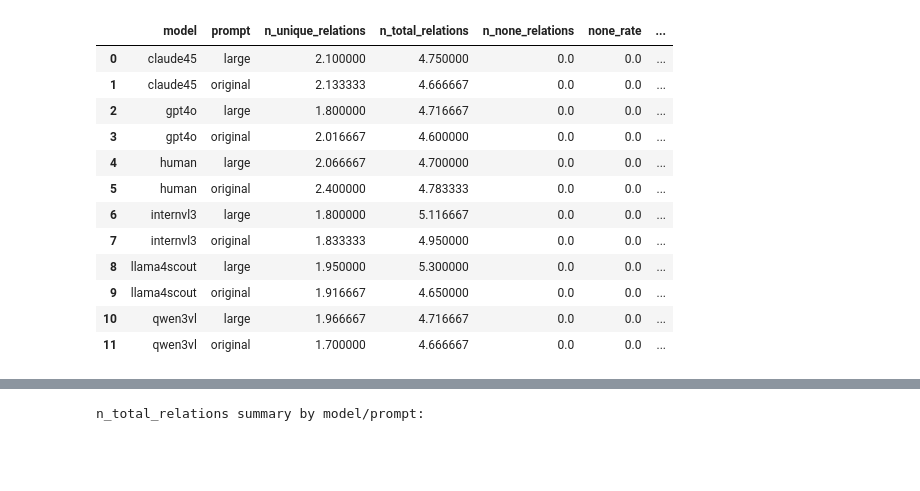
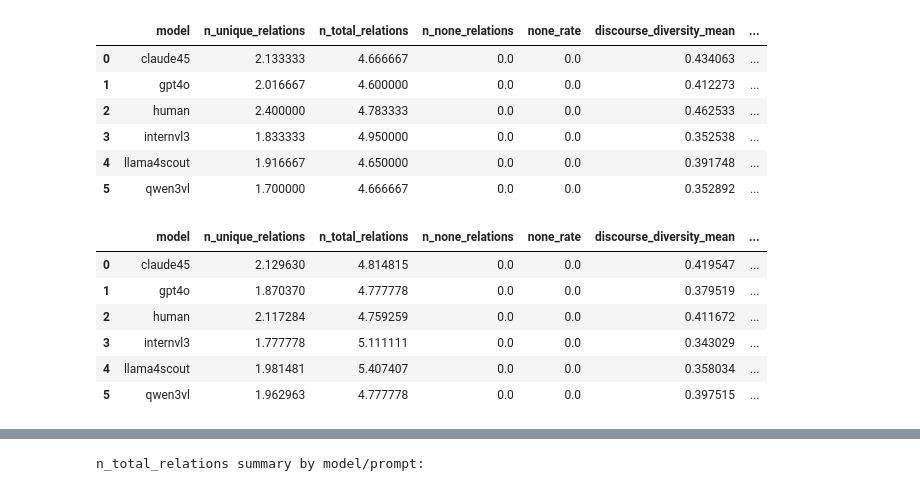
Before and after one commit to GU-CLASP/coherence-driven-humans, a Jupyter notebook: analysis/implicit_connectives_profiles.ipynb, the cells around one changed output, grey strips where cells are left out. Saved outputs shown, nothing was run; the diff lists cells and outputs as text; code cells hidden in the pictures; blank space fills up the shorter version.

```diff
--- a/analysis/implicit_connectives_profiles.ipynb
+++ b/analysis/implicit_connectives_profiles.ipynb
@@ -9,6 +9,7 @@ import pandas as pd
 import numpy as np
 
 DISCOURSE_RELS_DIR = Path('/mimer/NOBACKUP/groups/naiss2025-22-1187/coherence-driven-humans/data/res60_v2/')
+ROBERTA_EXCLUDED_STORY_IDS = [1214, 3761, 5047, 5540, 7195, 10499]
 # %%
 def normalize_story_id(raw_id):
     # formatting of story id
@@ -70,7 +70,7 @@ def compute_discourse_diversity(df):
         })
     return pd.DataFrame(results)
 # %%
-def prepare_discourse_data(diversity_df):
+def prepare_discourse_data(diversity_df, excluded_story_ids=None):
     # averaging across human seeds
     results = []
     for model in diversity_df['model'].unique():
@@ -109,6 +109,11 @@ def prepare_discourse_data(diversity_df):
                     })
     result = pd.DataFrame(results)
     result['story_id'] = result['story_id'].astype(int)
+
+    if excluded_story_ids:
+        excluded_story_ids = {int(x) for x in excluded_story_ids}
+        result = result[~result['story_id'].isin(excluded_story_ids)].copy()
+
     return result
 # %%
 df_rels_raw = load_rels_data()
@@ -155,3 +122,3 @@ story_1201 ['conjunction', 'conjunction', 'conjunction', 'temporal'] 4 claude45
 # %%
 df_discourse = prepare_discourse_data(df_diversity_raw)
-print(df_discourse.head())
+df_discourse_54 = prepare_discourse_data(df_diversity_raw, excluded_story_ids=ROBERTA_EXCLUDED_STORY_IDS)
@@ -186,16 +197,20 @@ discourse_agg = (
+# %%
+discourse_agg_original_60
+# %% [output]
+|  | model | n_unique_relations | n_total_relations | n_none_relations | none_rate | discourse_diversity_mean | ... |
+| 0 | claude45 | 2.133333 | 4.666667 | 0.0 | 0.0 | 0.434063 | ... |
+| 1 | gpt4o | 2.016667 | 4.600000 | 0.0 | 0.0 | 0.412273 | ... |
+| 2 | human | 2.400000 | 4.783333 | 0.0 | 0.0 | 0.462533 | ... |
+| 3 | internvl3 | 1.833333 | 4.950000 | 0.0 | 0.0 | 0.352538 | ... |
+| 4 | llama4scout | 1.916667 | 4.650000 | 0.0 | 0.0 | 0.391748 | ... |
+| 5 | qwen3vl | 1.700000 | 4.666667 | 0.0 | 0.0 | 0.352892 | ... |
 # %%
-discourse_agg
+discourse_agg_large_54
 # %% [output]
-|  | model | prompt | n_unique_relations | n_total_relations | n_none_relations | none_rate | ... |
-| 0 | claude45 | large | 2.100000 | 4.750000 | 0.0 | 0.0 | ... |
-| 1 | claude45 | original | 2.133333 | 4.666667 | 0.0 | 0.0 | ... |
-| 2 | gpt4o | large | 1.800000 | 4.716667 | 0.0 | 0.0 | ... |
-| 3 | gpt4o | original | 2.016667 | 4.600000 | 0.0 | 0.0 | ... |
-| 4 | human | large | 2.066667 | 4.700000 | 0.0 | 0.0 | ... |
-| 5 | human | original | 2.400000 | 4.783333 | 0.0 | 0.0 | ... |
-| 6 | internvl3 | large | 1.800000 | 5.116667 | 0.0 | 0.0 | ... |
-| 7 | internvl3 | original | 1.833333 | 4.950000 | 0.0 | 0.0 | ... |
-| 8 | llama4scout | large | 1.950000 | 5.300000 | 0.0 | 0.0 | ... |
-| 9 | llama4scout | original | 1.916667 | 4.650000 | 0.0 | 0.0 | ... |
-| 10 | qwen3vl | large | 1.966667 | 4.716667 | 0.0 | 0.0 | ... |
-| 11 | qwen3vl | original | 1.700000 | 4.666667 | 0.0 | 0.0 | ... |
+|  | model | n_unique_relations | n_total_relations | n_none_relations | none_rate | discourse_diversity_mean | ... |
+| 0 | claude45 | 2.129630 | 4.814815 | 0.0 | 0.0 | 0.419547 | ... |
+| 1 | gpt4o | 1.870370 | 4.777778 | 0.0 | 0.0 | 0.379519 | ... |
+| 2 | human | 2.117284 | 4.759259 | 0.0 | 0.0 | 0.411672 | ... |
+| 3 | internvl3 | 1.777778 | 5.111111 | 0.0 | 0.0 | 0.343029 | ... |
+| 4 | llama4scout | 1.981481 | 5.407407 | 0.0 | 0.0 | 0.358034 | ... |
+| 5 | qwen3vl | 1.962963 | 4.777778 | 0.0 | 0.0 | 0.397515 | ... |
```
Also changed, not shown: parts of 19 cells of this notebook, 9 other files.
